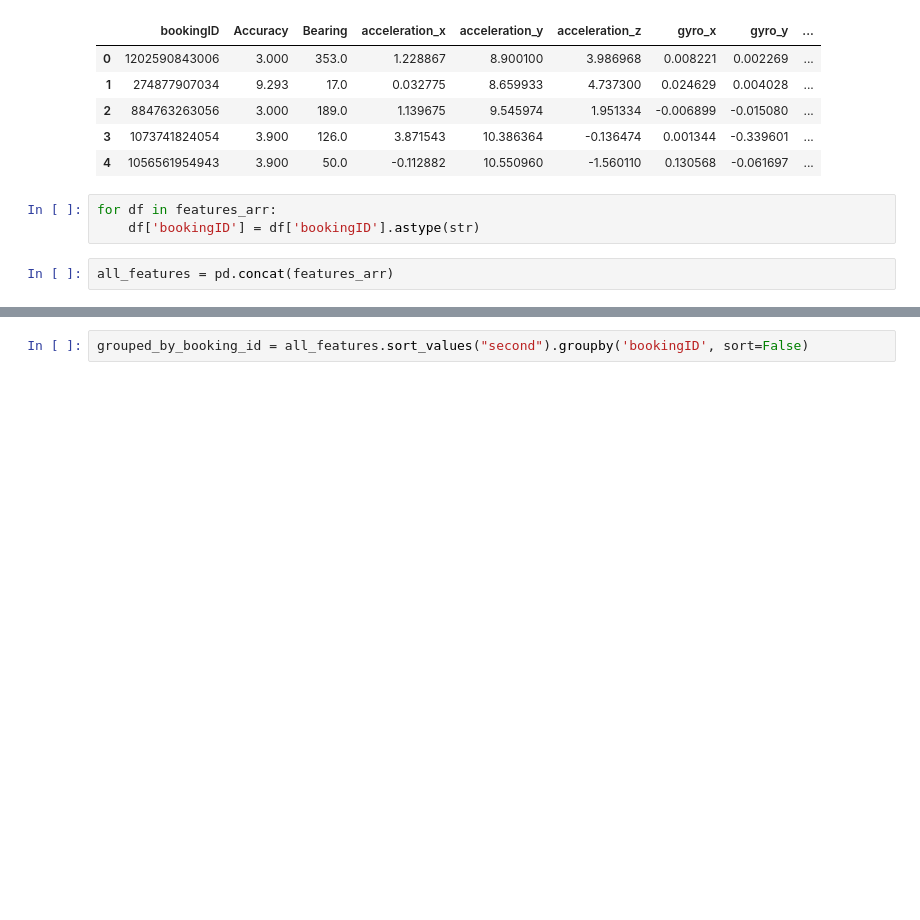
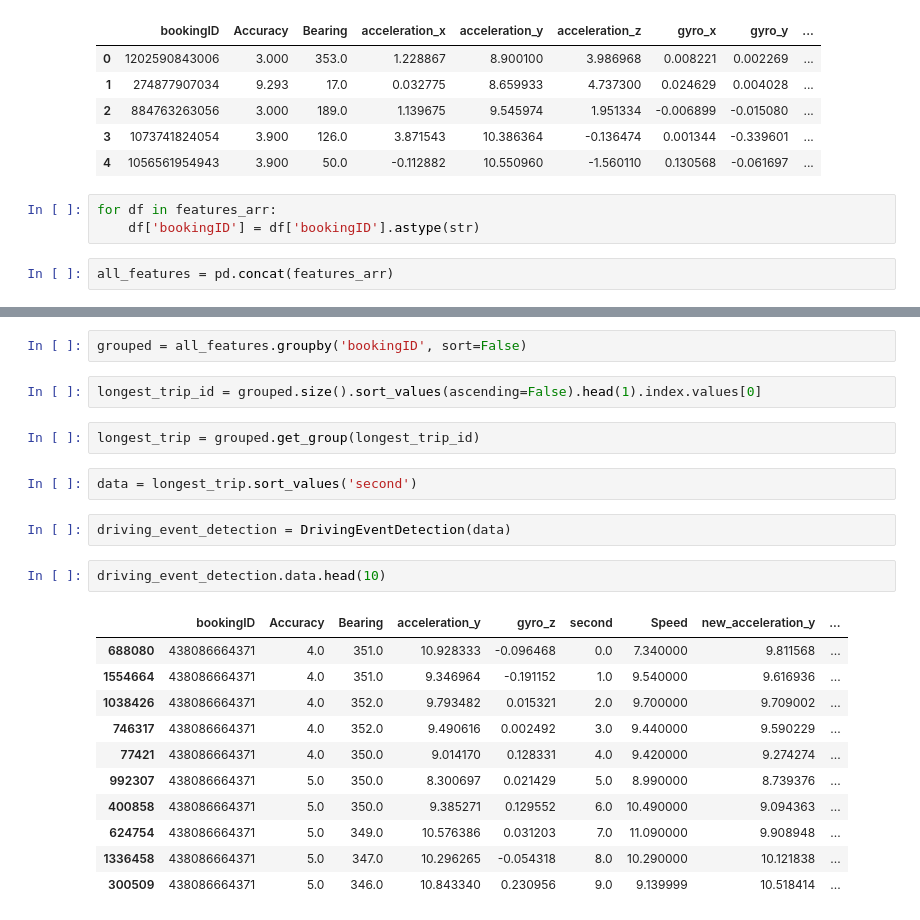
Before and after one commit to fariqodri/aiforsea, a Jupyter notebook: aiforsea.ipynb, the cells around one changed output, grey strips where cells are left out. Cells and saved outputs as stored; diff of their text form; blank space fills up the shorter version.

```diff
--- a/aiforsea.ipynb
+++ b/aiforsea.ipynb
@@ -36,2 +98,24 @@ Index(['bookingID', 'Accuracy', 'Bearing', 'acceleration_x', 'acceleration_y',
 # %%
-grouped_by_booking_id = all_features.sort_values("second").groupby('bookingID', sort=False)
+grouped = all_features.groupby('bookingID', sort=False)
+# %%
+longest_trip_id = grouped.size().sort_values(ascending=False).head(1).index.values[0]
+# %%
+longest_trip = grouped.get_group(longest_trip_id)
+# %%
+data = longest_trip.sort_values('second')
+# %%
+driving_event_detection = DrivingEventDetection(data)
+# %%
+driving_event_detection.data.head(10)
+# %% [output]
+|  | bookingID | Accuracy | Bearing | acceleration_y | gyro_z | second | Speed | new_acceleration_y | ... |
+| 688080 | 438086664371 | 4.0 | 351.0 | 10.928333 | -0.096468 | 0.0 | 7.340000 | 9.811568 | ... |
+| 1554664 | 438086664371 | 4.0 | 351.0 | 9.346964 | -0.191152 | 1.0 | 9.540000 | 9.616936 | ... |
+| 1038426 | 438086664371 | 4.0 | 352.0 | 9.793482 | 0.015321 | 2.0 | 9.700000 | 9.709002 | ... |
+| 746317 | 438086664371 | 4.0 | 352.0 | 9.490616 | 0.002492 | 3.0 | 9.440000 | 9.590229 | ... |
+| 77421 | 438086664371 | 4.0 | 350.0 | 9.014170 | 0.128331 | 4.0 | 9.420000 | 9.274274 | ... |
+| 992307 | 438086664371 | 5.0 | 350.0 | 8.300697 | 0.021429 | 5.0 | 8.990000 | 8.739376 | ... |
+| 400858 | 438086664371 | 5.0 | 350.0 | 9.385271 | 0.129552 | 6.0 | 10.490000 | 9.094363 | ... |
+| 624754 | 438086664371 | 5.0 | 349.0 | 10.576386 | 0.031203 | 7.0 | 11.090000 | 9.908948 | ... |
+| 1336458 | 438086664371 | 5.0 | 347.0 | 10.296265 | -0.054318 | 8.0 | 10.290000 | 10.121838 | ... |
+| 300509 | 438086664371 | 5.0 | 346.0 | 10.843340 | 0.230956 | 9.0 | 9.139999 | 10.518414 | ... |
```
Also changed, not shown: parts of 37 cells of this notebook.
